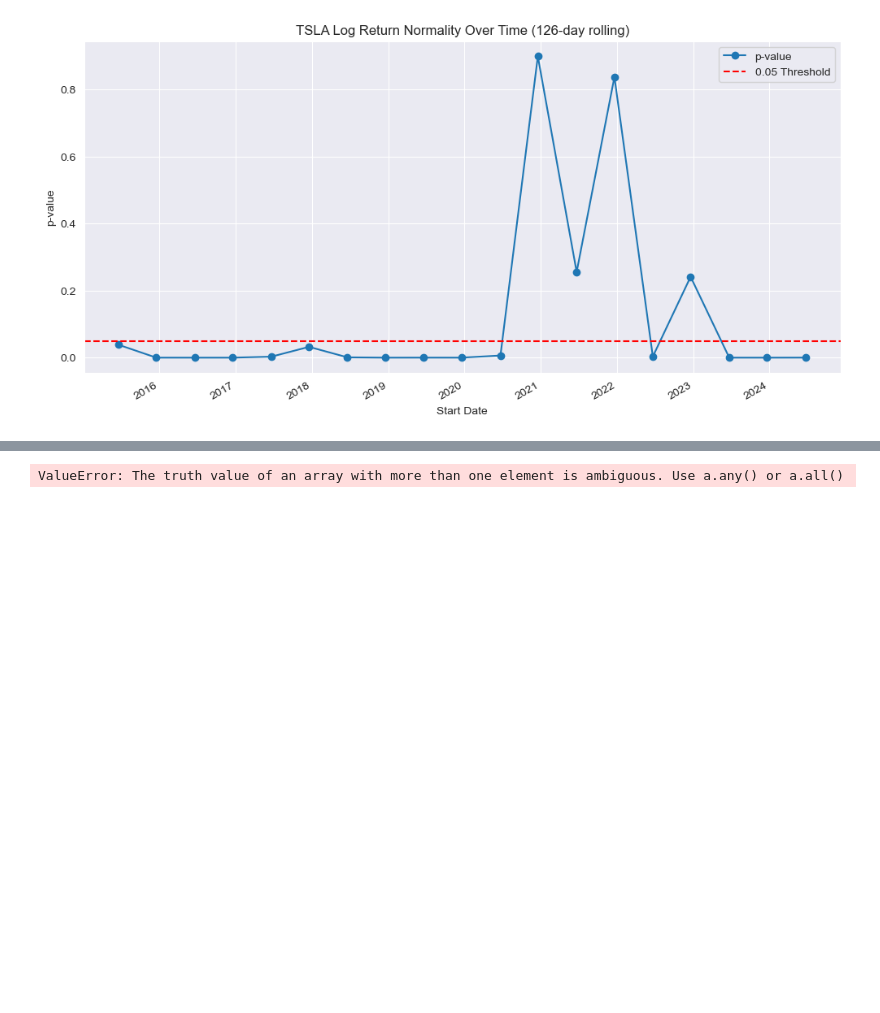
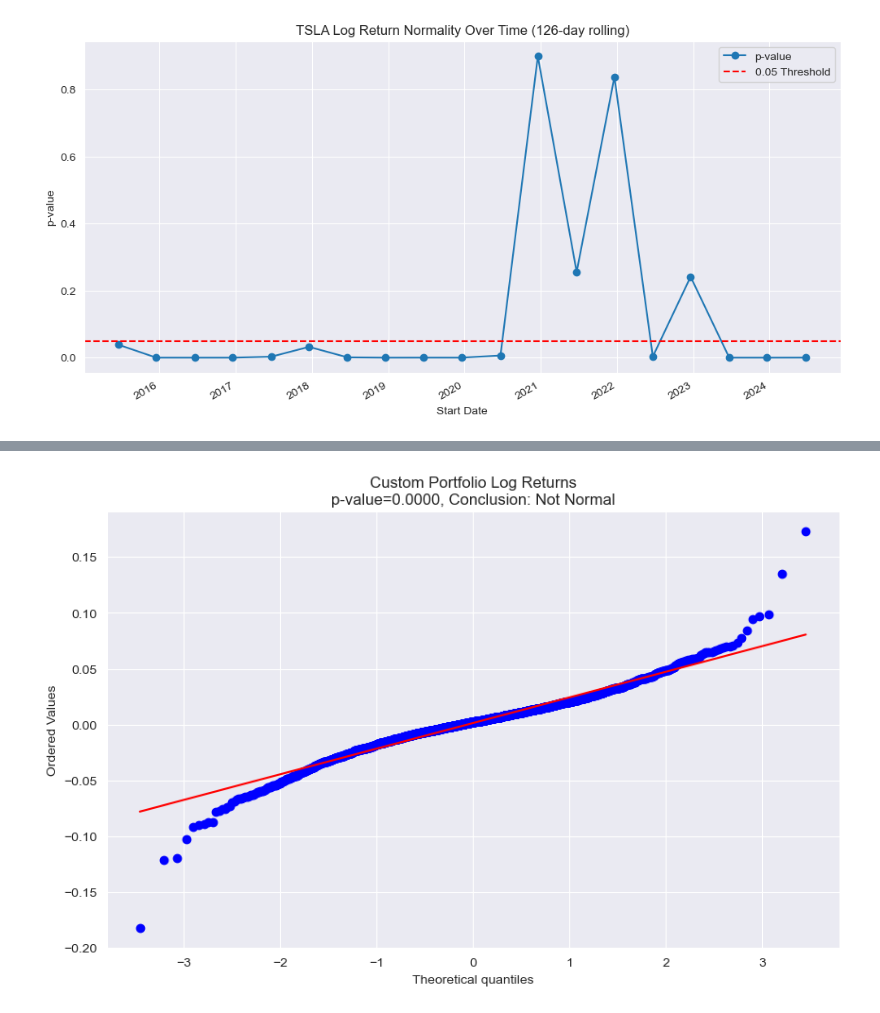
Before and after one commit to debanjan-cosmo/Quant_Finance_Erdos_Summer_2025, a Jupyter notebook: Mini_Projects/Mini Project 2.ipynb, the cells around one changed output, grey strips where cells are left out. Cells and saved outputs as stored; diff of their text form; code cells hidden in the pictures; blank space fills up the shorter version.

```diff
--- a/Mini_Projects/Mini Project 2.ipynb
+++ b/Mini_Projects/Mini Project 2.ipynb
@@ -140,17 +231,22 @@ plt.show()
 # %%
 
 # --- Portfolio Normality (AAPL, MSFT, GOOG) ---
-portfolio_returns = (log_return_dict['AAPL'] + log_return_dict['MSFT'] + log_return_dict['GOOG']) / 3
+portfolio_returns = pd.concat([
+    log_return_dict['AAPL'],
+    log_return_dict['TSLA'],
+    log_return_dict['NVDA']
+], axis=1).dropna().mean(axis=1)
 portfolio_returns.dropna(inplace=True)
+
 p_portfolio, conclusion_portfolio = normality_test_results(portfolio_returns)
 
 plt.figure(figsize=(10, 6))
 stats.probplot(portfolio_returns, dist="norm", plot=plt)
 plt.title(f"Custom Portfolio Log Returns\np-value={p_portfolio:.4f}, Conclusion: {conclusion_portfolio}")
 plt.grid(True)
 plt.show()
 # %% [output]
-ValueError: The truth value of an array with more than one element is ambiguous. Use a.any() or a.all()
+[figure, added]
 # %%
 # --- Summary Table ---
 summary_df = pd.DataFrame(p_value_summary)
```
Also changed, not shown: parts of 6 cells of this notebook, 1 other file.
